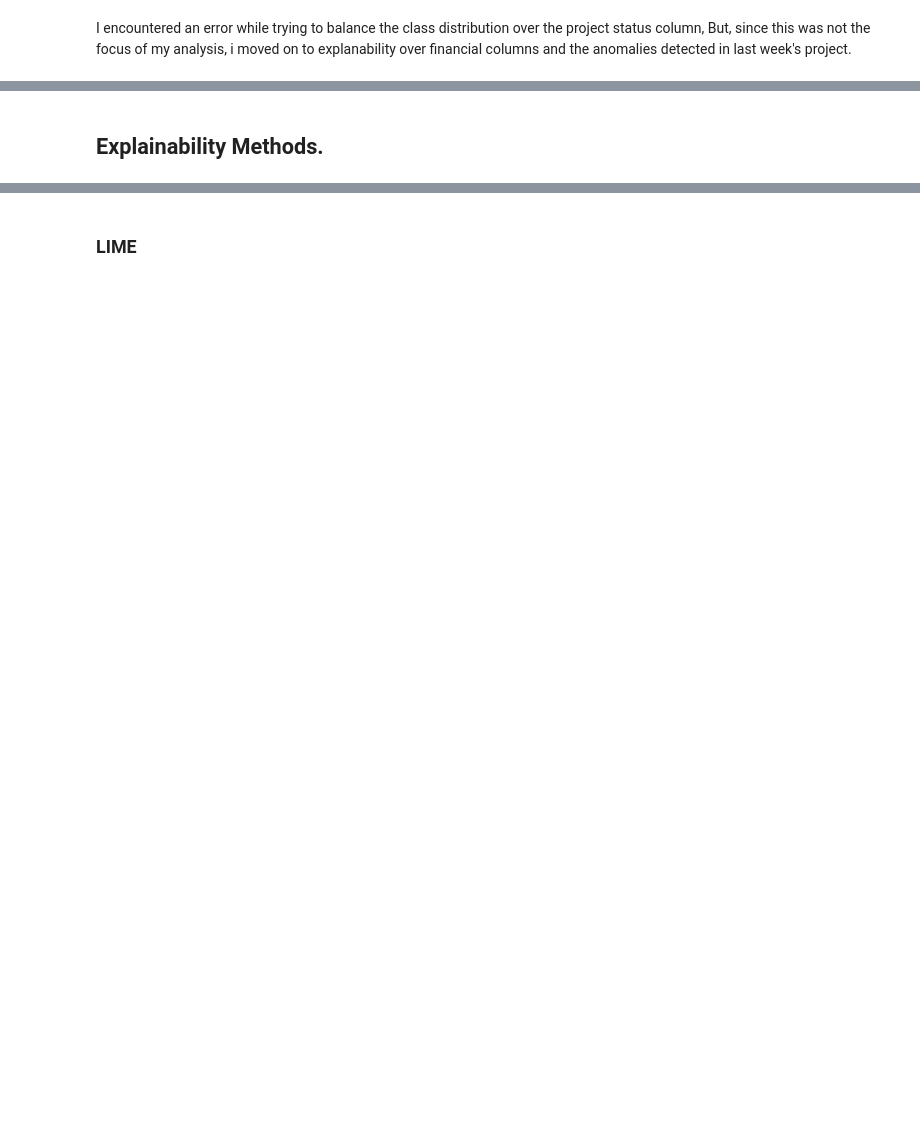
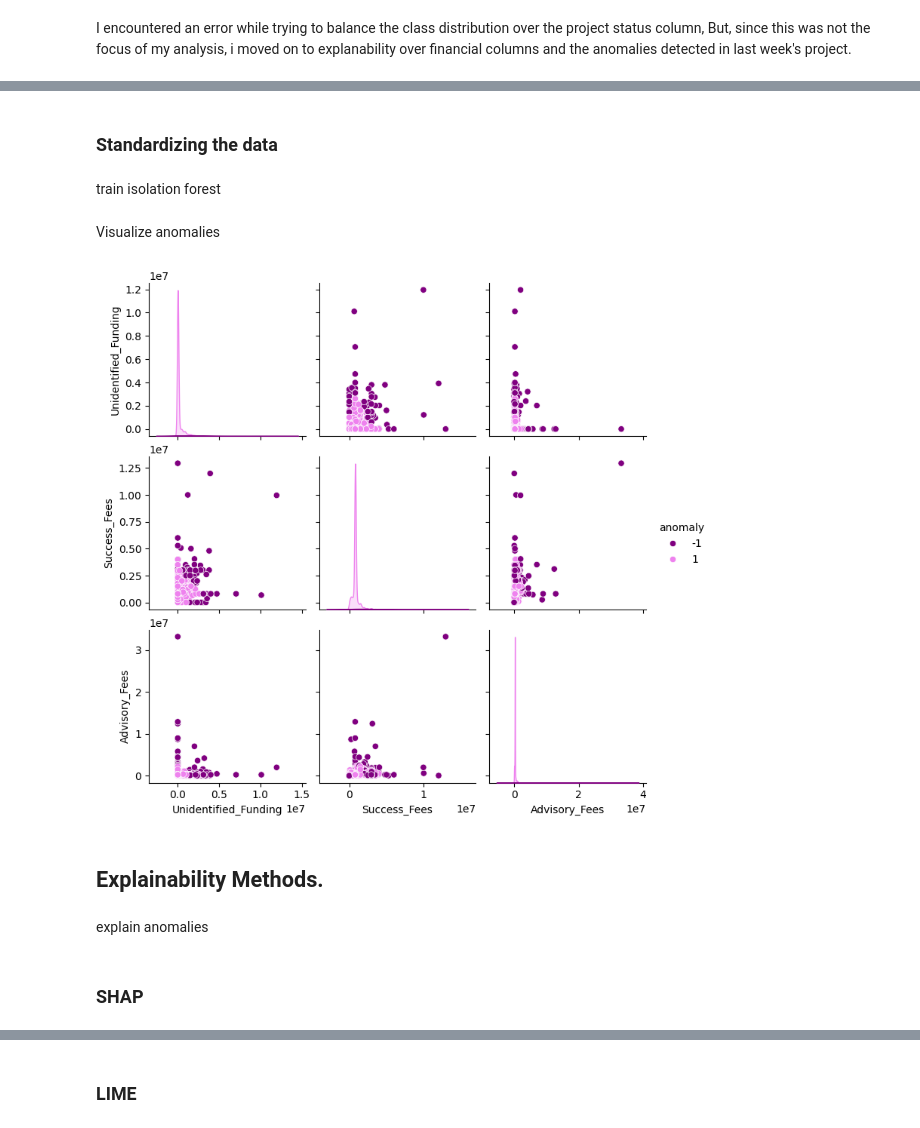
Before and after one commit to Apondi-Otieno/GDL, a Jupyter notebook: GDL_July_Projects_week_1_3.ipynb, the cells around one changed output, grey strips where cells are left out. Saved outputs shown, nothing was run; the diff lists cells and outputs as text; code cells hidden in the pictures; blank space fills up the shorter version.

```diff
--- a/GDL_July_Projects_week_1_3.ipynb
+++ b/GDL_July_Projects_week_1_3.ipynb
@@ -1316,0 +1346,2 @@ for column in financial_columns:
+# %% [markdown]
+### Standardizing the data
@@ -1317,2 +1358,28 @@ for column in financial_columns:
+# %% [markdown]
+train isolation forest
+# %%
+from sklearn.ensemble import IsolationForest
+
+# Train the Isolation Forest model
+model = IsolationForest(contamination=0.05, random_state=42)
+model.fit(X_scaled)
+
+# Predict anomalies
+dataclean['anomaly'] = model.fit_predict(X_scaled)
+# %% [markdown]
+Visualize anomalies
+# %%
+import seaborn as sns
+import matplotlib.pyplot as plt
+
+# Create a pair plot
+sns.pairplot(dataclean, hue='anomaly', vars=financial_columns, palette={1: 'violet', -1: 'purple'})
+plt.show()
+# %% [output]
+[figure, added]
 # %% [markdown]
 ## Explainability Methods.
+# %% [markdown]
+explain anomalies
+# %% [markdown]
+### SHAP
```
Also changed, not shown: parts of 65 cells of this notebook.
